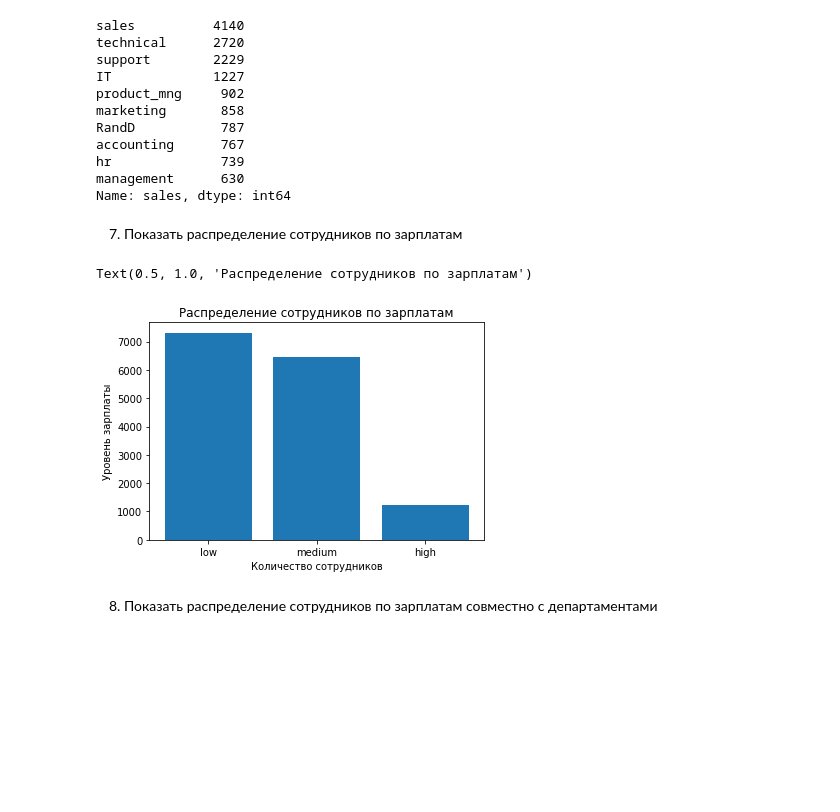
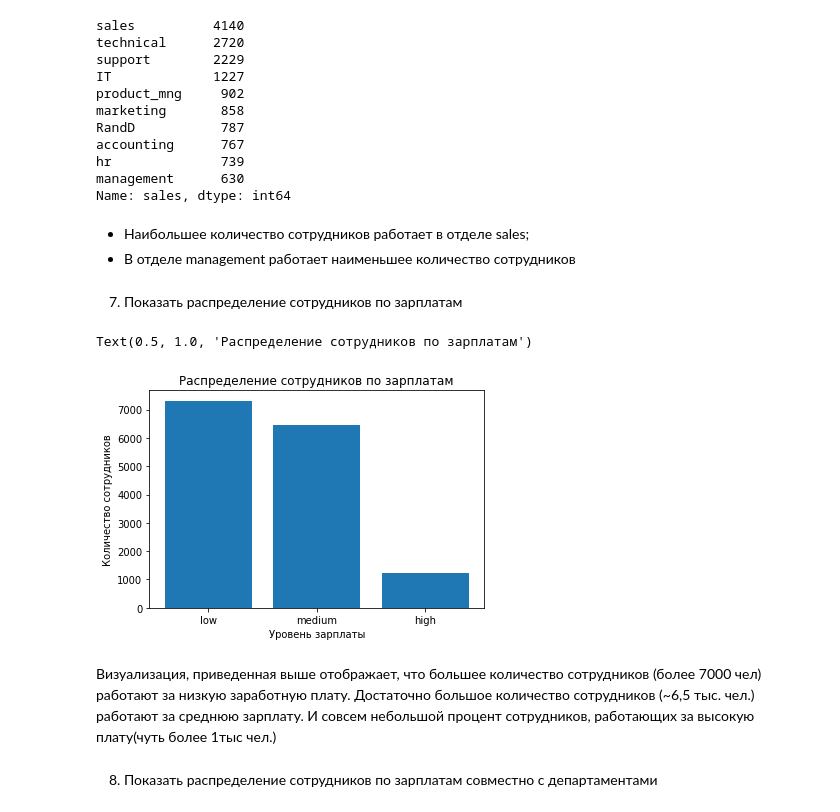
Before and after one commit to aabezru/PYDA, a Jupyter notebook: PYDA_homeworks/Final work/Final_work.ipynb, the cells around one changed output. Drawn from its saved outputs; the diff is of its cells as text; code cells hidden in the pictures; blank space fills up the shorter version.

Commit message:
Итоговая работа_версия №2

```diff
--- a/PYDA_homeworks/Final work/Final_work.ipynb
+++ b/PYDA_homeworks/Final work/Final_work.ipynb
@@ -143,17 +159,23 @@ accounting      767
 hr              739
 management      630
 Name: sales, dtype: int64
+# %% [markdown]
+- Наибольшее количество сотрудников работает в отделе sales;
+- В отделе management работает наименьшее количество сотрудников
 # %% [markdown]
 7. Показать распределение сотрудников по зарплатам
 # %%
 levels_of_salary = df['salary'].value_counts().reset_index()
 plt.bar(levels_of_salary['index'], levels_of_salary['salary'])
-plt.xlabel('Количество сотрудников')
-plt.ylabel('Уровень зарплаты')
+plt.xlabel('Уровень зарплаты')
+plt.ylabel('Количество сотрудников')
 plt.title('Распределение сотрудников по зарплатам')
 # %% [output]
 Text(0.5, 1.0, 'Распределение сотрудников по зарплатам')
-[figure, old version]
+[figure, new version]
+# %% [markdown]
+Визуализация, приведенная выше отображает, что большее количество сотрудников (более 7000 чел) работают за низкую заработную плату.
+Достаточно большое количество сотрудников (~6,5 тыс. чел.) работают за среднюю зарплату. И совсем небольшой процент сотрудников, работающих за высокую плату(чуть более 1тыс чел.)
 # %% [markdown]
 8. Показать распределение сотрудников по зарплатам совместно с департаментами
 # %%
```
Also changed, not shown: parts of 40 cells of this notebook.
